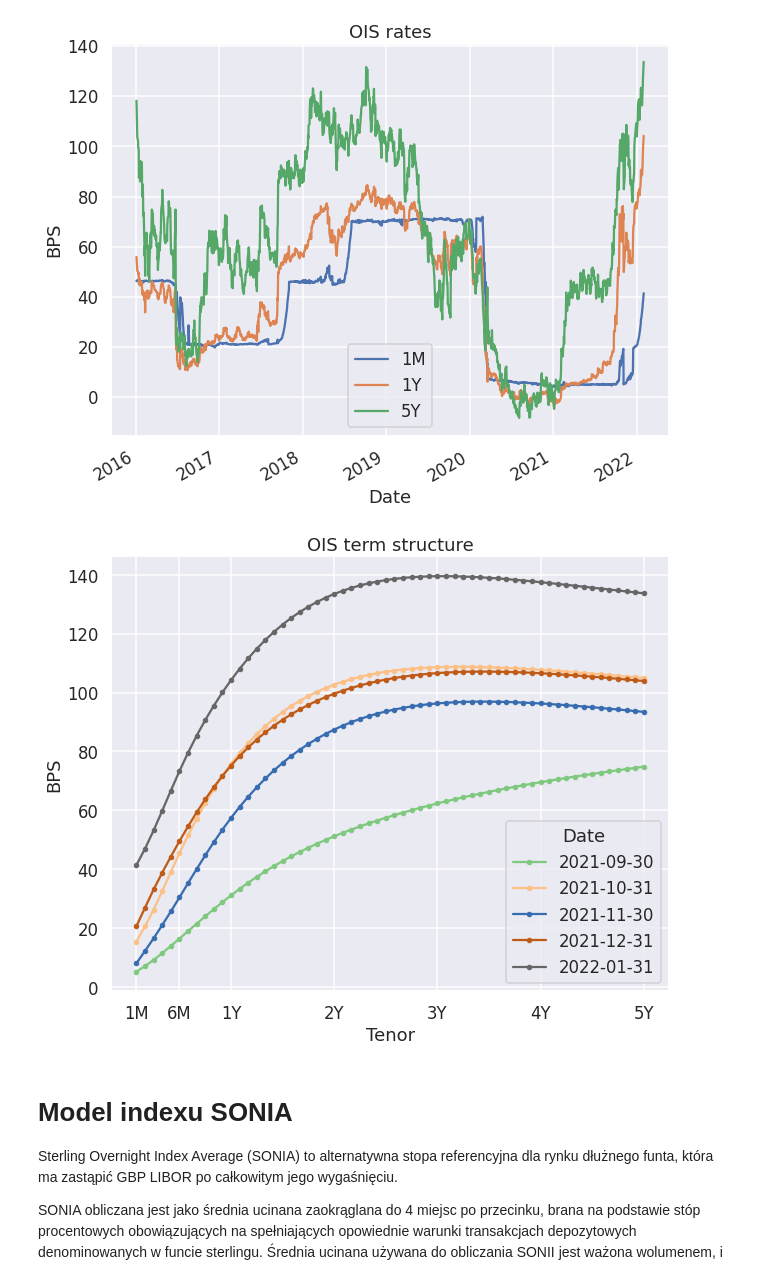
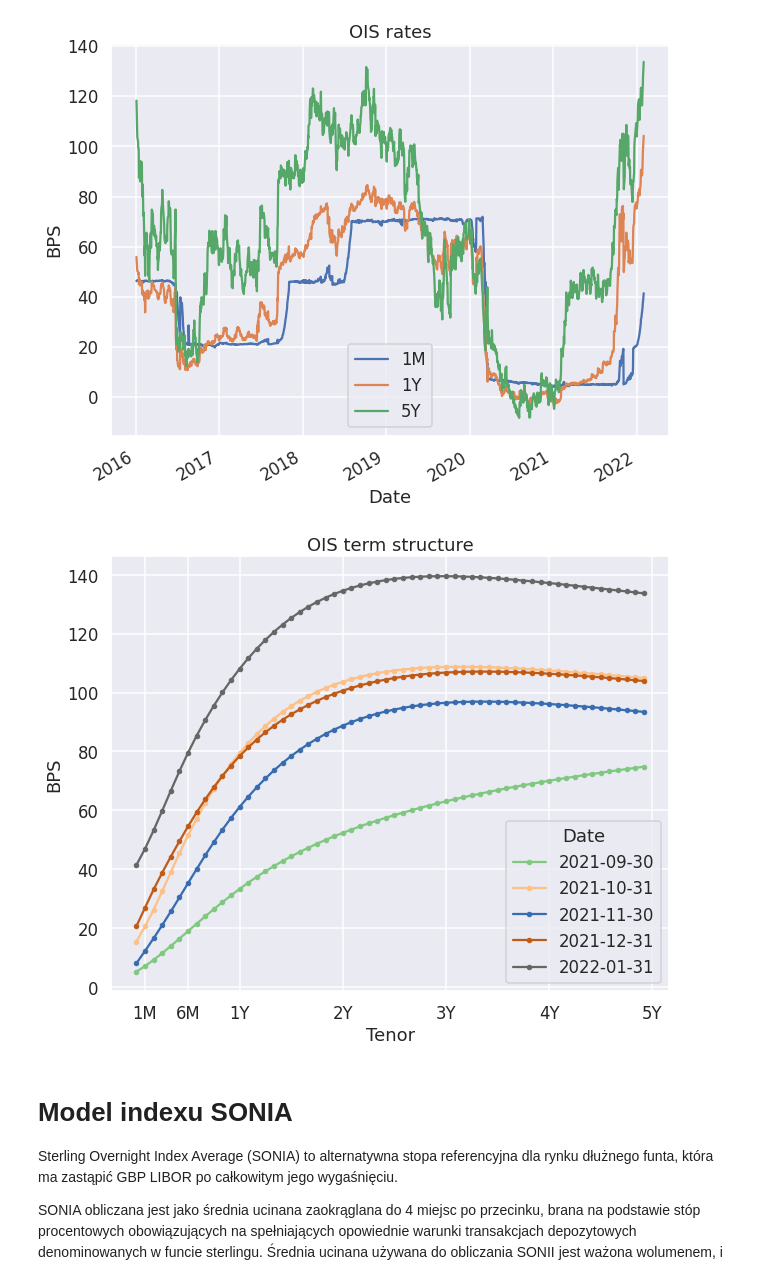
Before and after one commit to PiotMik/OIS_curve_modeling, a Jupyter notebook: OIS_Curve_modelling_3.ipynb, the cells around one changed output. Cells and saved outputs as stored; diff of their text form; code cells hidden in the pictures.

```diff
--- a/OIS_Curve_modelling_3.ipynb
+++ b/OIS_Curve_modelling_3.ipynb
@@ -44,6 +46,24 @@ def tenor_parser(month_number: int):
   m_str = f"{int(months)}M" * int(months > 0)
 
   return y_str + m_str
+
+def rev_tenor_parser(month_sign: str):
+    if 'Y' in month_sign and 'M' in month_sign:
+      y = int(month_sign.split('Y')[0])
+      m = int(month_sign.split('Y')[1].split('M')[0])
+    elif 'Y' not in month_sign and 'M' in month_sign:
+      y = 0
+      m = int(month_sign.split('M')[0])
+    elif 'Y' in month_sign and 'M' not in month_sign:
+      y = int(month_sign.split('Y')[0])
+      m = 0
+    elif month_sign == 'SONIA':
+      y = 0
+      m = 0
+    else:
+      raise ValueError(f'Cannot parse tenor: {month_sign}')
+    return 12*y + m
+
 
 # OIS load
 ois = pd.read_csv(ois_url,
@@ -69,15 +89,15 @@ plt.xlabel('Date');
 # %%
 term_structure_df = rates.drop(['SONIA'], axis=1).tail(100).resample('M').last().T
 term_structure_df.columns = term_structure_df.columns.strftime('%Y-%m-%d')
 
 term_structure_df.plot(marker='.', cmap='Accent')
 plt.ylabel('BPS')
 plt.xlabel('Tenor')
 _ = plt.title('OIS term structure')
-tenors = np.array([1, 6, 12, 24, 36, 48, 60]) - 1
-plt.xticks(tenors, ois.columns[tenors]);
+tenors = ['1M', '6M', '1Y', '2Y', '3Y', '4Y', '5Y']
+plt.xticks([rev_tenor_parser(x) for x in tenors], tenors);
 # %% [output]
-[figure, old version]
+[figure, new version]
 # %% [markdown]
 # Model indexu SONIA
 
```
Also changed, not shown: parts of 14 cells of this notebook.
